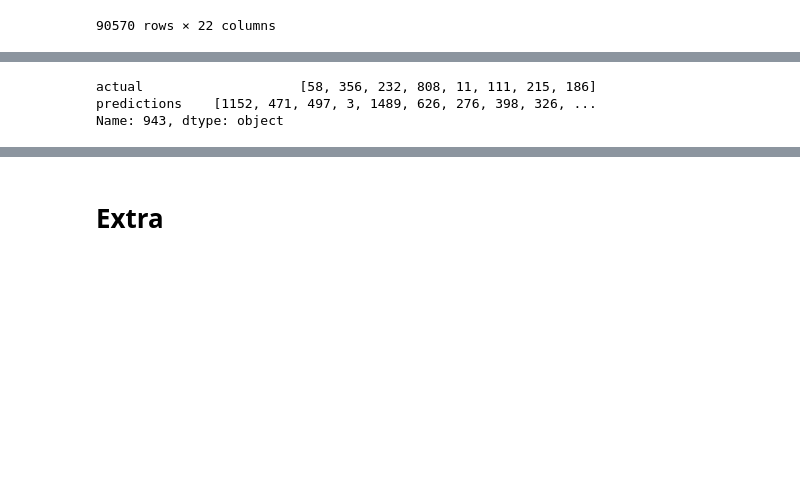
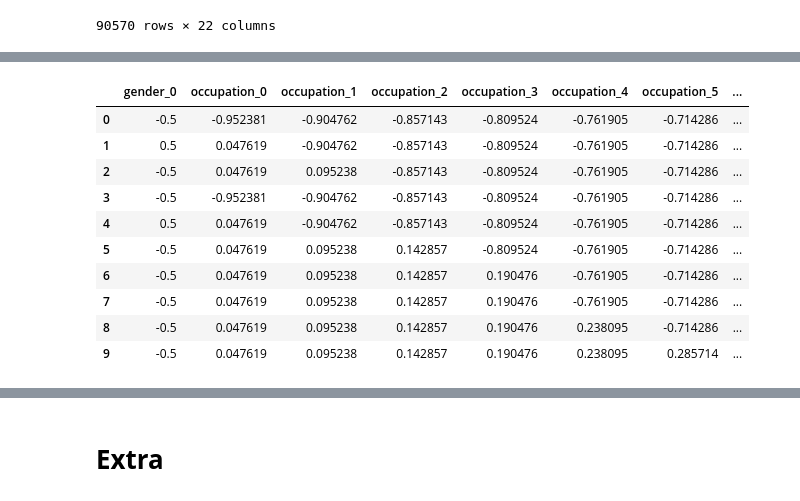
Before and after one commit to EeYeoKeat/Recommendation-System-Algorithms-in-Python, a Jupyter notebook: Movies_Recommendation/TF2_DQN_RecSys.ipynb, the cells around one changed output, grey strips where cells are left out. Saved outputs shown, nothing was run; the diff lists cells and outputs as text; code cells hidden in the pictures; blank space fills up the shorter version.

```diff
--- a/Movies_Recommendation/TF2_DQN_RecSys.ipynb
+++ b/Movies_Recommendation/TF2_DQN_RecSys.ipynb
@@ -637,9 +638,18 @@ def get_users_predictions(test, n):
   p = o.argsort()[-n:][::-1]
 
   return movies_unique[p][0]
-# %%
-test_precision.iloc[942]
-# %% [output]
-actual                    [58, 356, 232, 808, 11, 111, 215, 186]
-predictions    [1152, 471, 497, 3, 1489, 626, 276, 398, 326, ...
-Name: 943, dtype: object
+# %%
+try_test_data = test_data[:10]
+try_test_data
+# %% [output]
+|  | gender_0 | occupation_0 | occupation_1 | occupation_2 | occupation_3 | occupation_4 | occupation_5 | ... |
+| 0 | -0.5 | -0.952381 | -0.904762 | -0.857143 | -0.809524 | -0.761905 | -0.714286 | ... |
+| 1 | 0.5 | 0.047619 | -0.904762 | -0.857143 | -0.809524 | -0.761905 | -0.714286 | ... |
+| 2 | -0.5 | 0.047619 | 0.095238 | -0.857143 | -0.809524 | -0.761905 | -0.714286 | ... |
+| 3 | -0.5 | -0.952381 | -0.904762 | -0.857143 | -0.809524 | -0.761905 | -0.714286 | ... |
+| 4 | 0.5 | 0.047619 | -0.904762 | -0.857143 | -0.809524 | -0.761905 | -0.714286 | ... |
+| 5 | -0.5 | 0.047619 | 0.095238 | 0.142857 | -0.809524 | -0.761905 | -0.714286 | ... |
+| 6 | -0.5 | 0.047619 | 0.095238 | 0.142857 | 0.190476 | -0.761905 | -0.714286 | ... |
+| 7 | -0.5 | 0.047619 | 0.095238 | 0.142857 | 0.190476 | -0.761905 | -0.714286 | ... |
+| 8 | -0.5 | 0.047619 | 0.095238 | 0.142857 | 0.190476 | 0.238095 | -0.714286 | ... |
+| 9 | -0.5 | 0.047619 | 0.095238 | 0.142857 | 0.190476 | 0.238095 | 0.285714 | ... |
```
Also changed, not shown: parts of 5 cells of this notebook.
